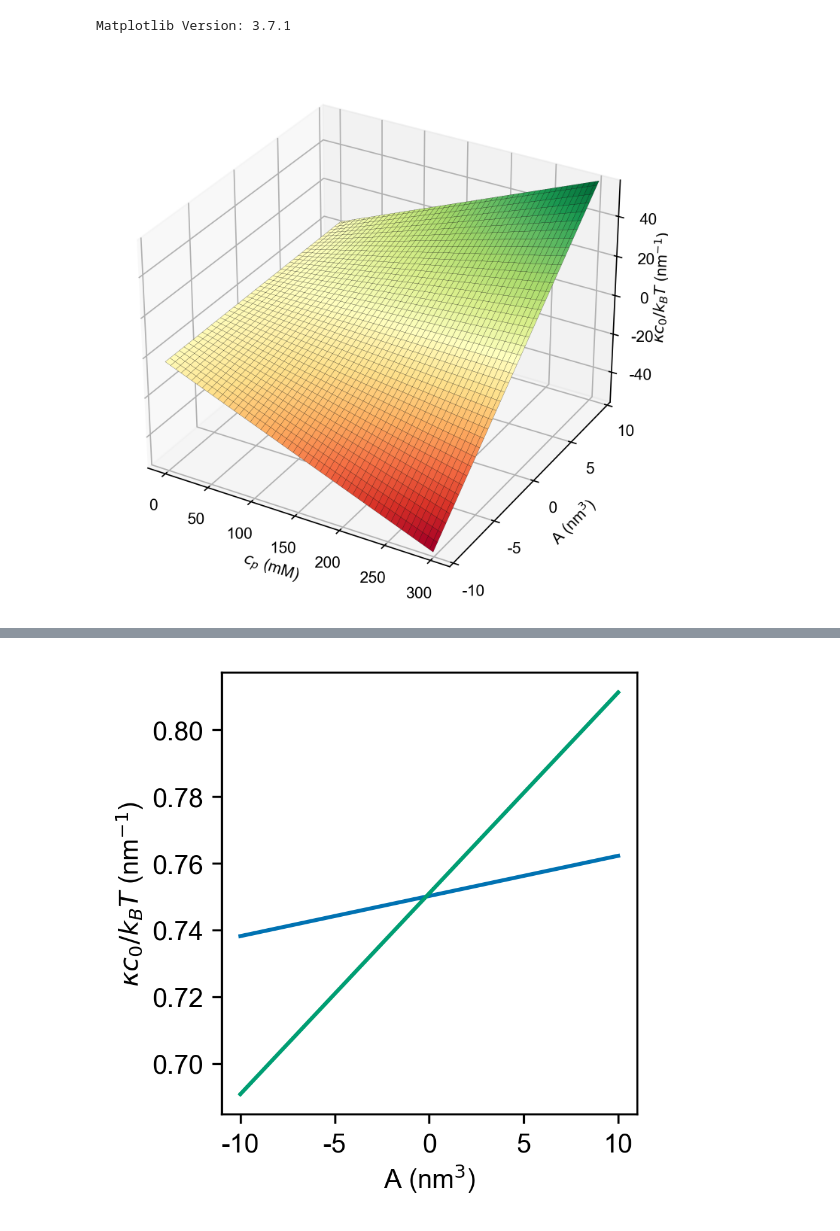
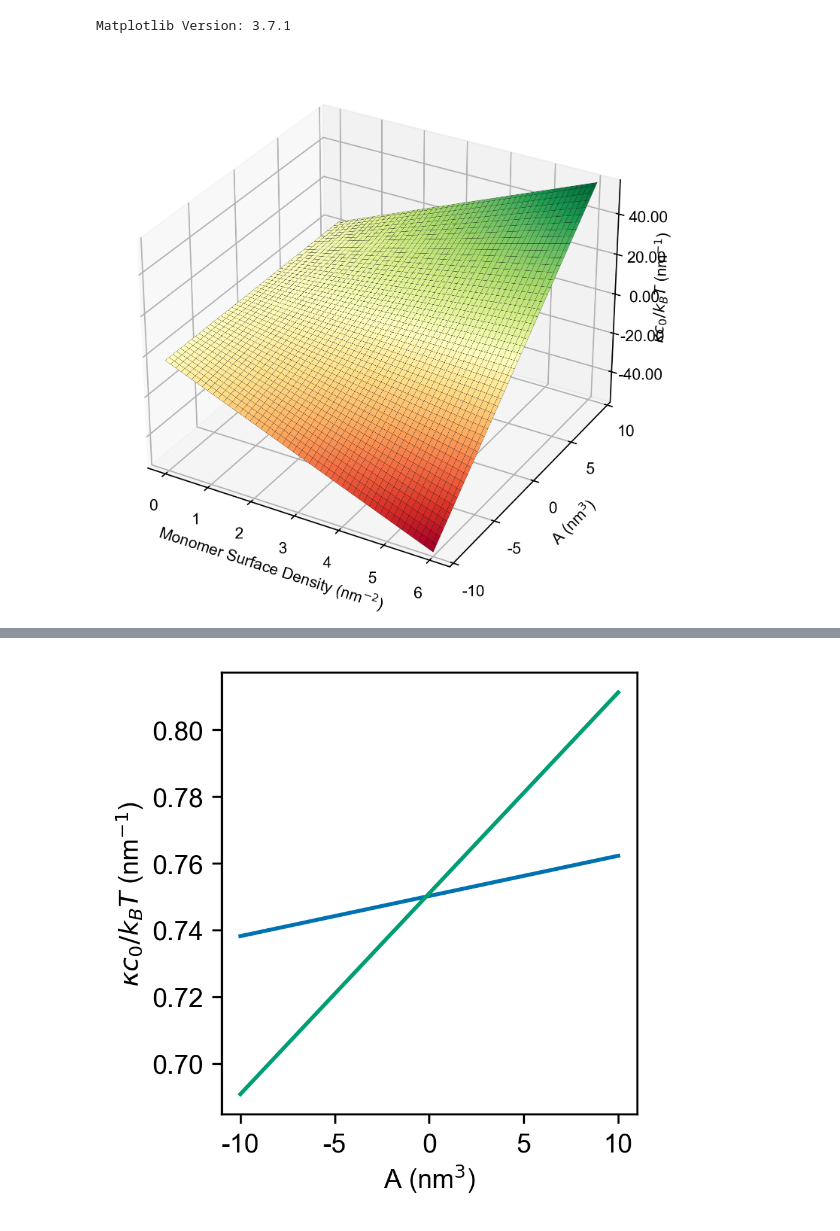
Before and after one commit to RangamaniLabUCSD/2023-IDP-bending, a Jupyter notebook: model.ipynb, the cells around one changed output, grey strips where cells are left out. Drawn from its saved outputs; the diff is of its cells as text; code cells hidden in the pictures.

```diff
--- a/model.ipynb
+++ b/model.ipynb
@@ -34,8 +34,6 @@ def milliMolarToNumberDensity(c: float) -> float:
 def computeForce(
     cp: float,
     phi: float,
-    # s0: float,
-    i: int,
     a: float,
     alpha: float,
     A: float,
@@ -44,18 +42,16 @@ def computeForce(
     N: int,
     verbose: bool = False,
 ) -> float:
-    """_summary_
+    """Compute the product of kc0 of membrane polymer brush system
 
     Args:
         cp (float): Protein concentration in mM
         phi (float): Ionic concentration in mM
-        s0 (float): Baseline area per chain nm^2
-        i (int): Geometry index 1=plane; 2=cylinder; 3=sphere
         a (float): Monomer/Kuhn length in nm
         alpha (float): Degree of ionization
         A (float): Second virial coefficient
         B (float): Third virial coefficient
-        N (float): Number of units
+        N (float): Number of monomers in chain
 
     Returns:
         float: _description_
@@ -101,4 +144,5 @@ plot3D = True
 # %%
+plot3D = True
 show_figs = True
 curr_fig_path = Path("Figures")
 curr_fig_path.mkdir(parents=True, exist_ok=True)
@@ -111,78 +155,54 @@ else:
 
 # ax.set_box_aspect(aspect = (1,1,1))
 
-cps = np.arange(1, 300, 1)
-As = np.arange(-10, 10.5, 0.25)
-
-# print(len(cps), len(As))
-Z = np.zeros(
-    (
-        len(As),
-        len(cps),
-    )
-)
-
-for i, cp in enumerate(cps):
-    for j, A in enumerate(As):
-        Z[j, i] = computeForce(
-            cp=cp, A=A, phi=150, i=1, a=1.0, alpha=0.1, B=0, d=20, N=600
-        )
-
-
-cp, A = np.meshgrid(cps, As)
-
 if plot3D:
     ax.plot_surface(
-        cp, A, Z, cmap=cm.RdYlGn, linewidth=0.1, antialiased=True, edgecolor="k"
+        cp, A, KC0, cmap=cm.RdYlGn, linewidth=0.1, antialiased=True, edgecolor="k"
     )
 
     # surf = ax.scatter(
-    #     cp[Z>0], A[Z>0], Z[Z>0], cmap=cm.RdYlGn, linewidth=0.1, antialiased=True, edgecolor="k"
+    #     cp[KC0>0], A[KC0>0], KC0[KC0>0], cmap=cm.RdYlGn, linewidth=0.1, antialiased=True, edgecolor="k"
     # )
 
     # surf = ax.scatter(
-    #     cp[Z<0], A[Z<0], Z[Z<0], cmap=cm.RdYlGn, linewidth=0.1, antialiased=True, edgecolor="k"
+    #     cp[KC0<0], A[KC0<0], KC0[KC0<0], cmap=cm.RdYlGn, linewidth=0.1, antialiased=True, edgecolor="k"
     # )
+else:
+    surf = ax.pcolormesh(cp, A, KC0, cmap=cm.RdYlGn, shading="gouraud", rasterized=True)
 
-    # surf = ax.plot_surface(
-    #     cp, A, np.zeros_like(cp), cmap=cm.RdYlGn, linewidth=0.1, antialiased=True, edgecolor="k"
-    # )
-    # surf = ax.contour3D(cp, A, Z, 100, cmap=cm.RdYlGn)
-else:
-    surf = ax.pcolormesh(cp, A, Z, cmap=cm.RdYlGn, shading="gouraud", rasterized=True)
+# ticks_x = ticker.FuncFormatter(lambda x, pos: '{0:g}'.format(x*1e3))
+plt.ticklabel_format(axis="x", style="sci", scilimits=(0,0))
+ax.set_xlabel(r"Monomer Surface Density (nm$^{-2}$)")
 
-
-ax.set_xlabel(r"$c_p$ (mM)")
-
-ax.set_ylim((-10, 10))
+ax.set_ylim((As.min(), As.max()))
 ax.set_ylabel(r"A (nm$^3$)")
 ax.yaxis.set_major_locator(LinearLocator(numticks=5))
 ax.yaxis.set_major_formatter("{x:.0f}")
 
 if plot3D:
     # ax.set_zlim(-5,5)
     ax.set_zlabel(r"$\kappa c_0/k_BT$ (nm$^{-1}$)")
-    ax.zaxis.set_major_formatter("{x:.0f}")
+    ax.zaxis.set_major_formatter("{x:.2f}")
     ax.zaxis.labelpad = -3
 else:
     cbar = fig.colorbar(
         surf,
         ax=ax,
     )
 
     cbar.ax.get_yaxis().labelpad = 10
     cbar.ax.set_ylabel(r"$\kappa c_0/k_BT$ (nm$^{-1}$)", rotation=270)
 
 fig.tight_layout()
 
 figName = f"phase_map"
 
 fig.savefig(curr_fig_path / f"{figName}.png", format="png")
 fig.savefig(curr_fig_path / f"{figName}.pdf", format="pdf")
 
 if show_figs:
     plt.show()
 fig.clear()
 plt.close(fig)
 # %% [output]
-[figure, old version]
+[figure, new version]
```
Also changed, not shown: parts of 12 cells of this notebook.
